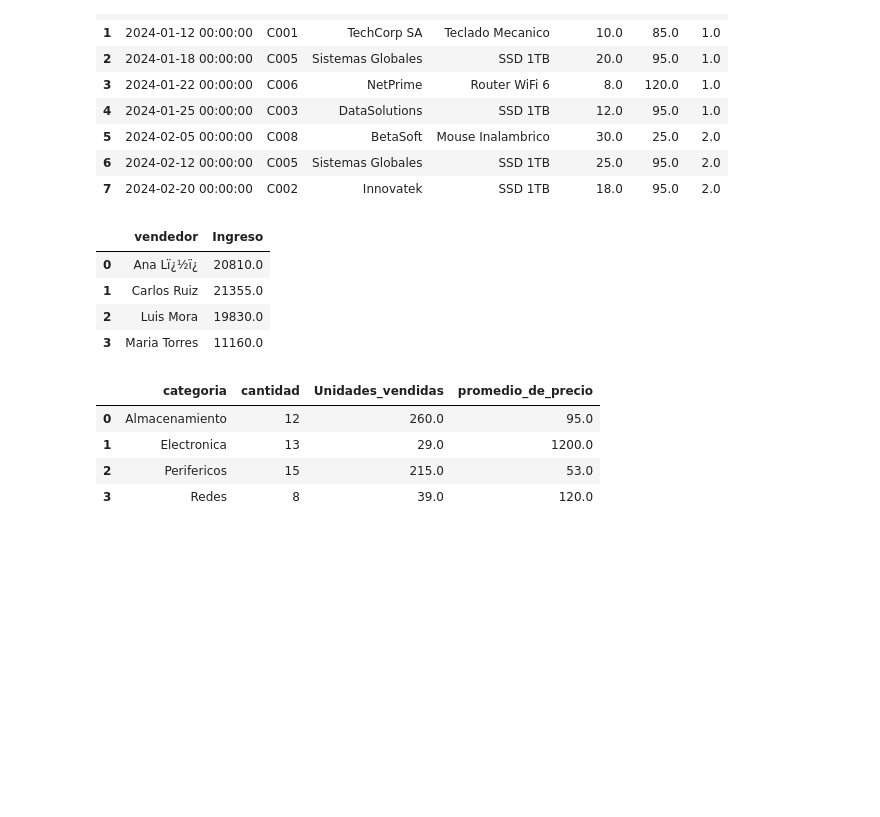
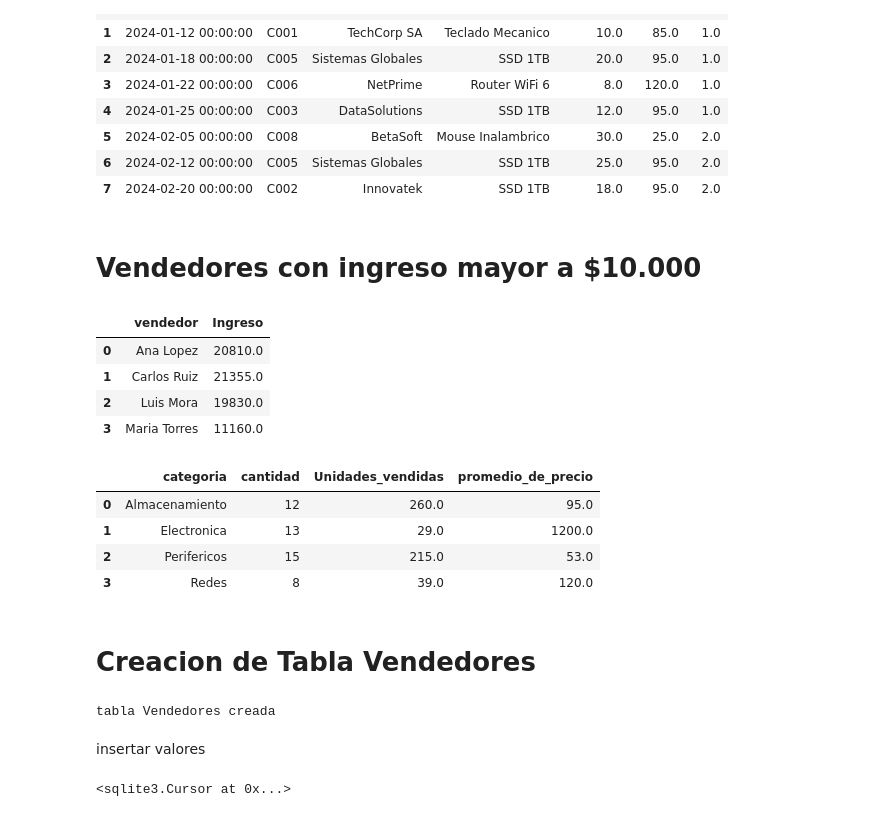
Before and after one commit to Camilo-COL/RetoUnidad1, a Jupyter notebook: Reto/Parte2/02_sql.ipynb, the cells around one changed output. Cells and saved outputs as stored; diff of their text form; code cells hidden in the pictures; blank space fills up the shorter version.

```diff
--- a/Reto/Parte2/02_sql.ipynb
+++ b/Reto/Parte2/02_sql.ipynb
@@ -111,29 +117,31 @@ consulta2.head(8)
 | 5 | 2024-02-05 00:00:00 | C008 | BetaSoft | Mouse Inalambrico | 30.0 | 25.0 | 2.0 |
 | 6 | 2024-02-12 00:00:00 | C005 | Sistemas Globales | SSD 1TB | 25.0 | 95.0 | 2.0 |
 | 7 | 2024-02-20 00:00:00 | C002 | Innovatek | SSD 1TB | 18.0 | 95.0 | 2.0 |
+# %% [markdown]
+# Vendedores con ingreso mayor a $10.000
 # %%
 #Vendedores cuyo ingreso bruto total (cantidad × precio) supera
 #$10,000 USD.
-consulta3=pd.read_sql("""
+q3=pd.read_sql("""
     SELECT
         vendedor,
 
         -- SUM es la funcion para hacer la operacion
         SUM(cantidad*precio_unitario)       AS Ingreso
 
     FROM ventas_techventas
 
     -- Agrupamos con el indice de vendedor
     GROUP BY vendedor
 
     --definimos el filtro
-    HAVING SUM(cantidad*precio_unitario) > 10000
+    HAVING Ingreso > 10000
 
 """, conn)
-consulta3
+q3
 # %% [output]
 |  | vendedor | Ingreso |
-| 0 | Ana Lï¿½ï¿ | 20810.0 |
+| 0 | Ana Lopez | 20810.0 |
 | 1 | Carlos Ruiz | 21355.0 |
 | 2 | Luis Mora | 19830.0 |
 | 3 | Maria Torres | 11160.0 |
@@ -158,3 +166,31 @@ consulta4
 | 1 | Electronica | 13 | 29.0 | 1200.0 |
 | 2 | Perifericos | 15 | 215.0 | 53.0 |
 | 3 | Redes | 8 | 39.0 | 120.0 |
+# %% [markdown]
+# Creacion de Tabla Vendedores
+# %%
+#Crea la tabla vendedores (abajo) y calcula el % de
+#cumplimiento de meta de cada uno.
+conn.executescript("""
+    CREATE TABLE Tvendedores(
+    name_vendedor        TEXT,
+    name_zona            TEXT,
+    meta_mensual    INTEGER
+);
+""")
+print("tabla Vendedores creada")
+# %% [output]
+tabla Vendedores creada
+# %% [markdown]
+insertar valores
+# %%
+conn.executescript("""
+
+    INSERT INTO Tvendedores Values
+    ('Ana Lopez','Norte', 8000),
+    ('Carlos Ruiz', 'Sur', 7500),
+    ('Luis Mora', 'Norte', 8000),
+    ('Maria Torres', 'Centro', 7000);
+""")
+# %% [output]
+<sqlite3.Cursor at 0x...>
```
Also changed, not shown: parts of 16 cells of this notebook.
